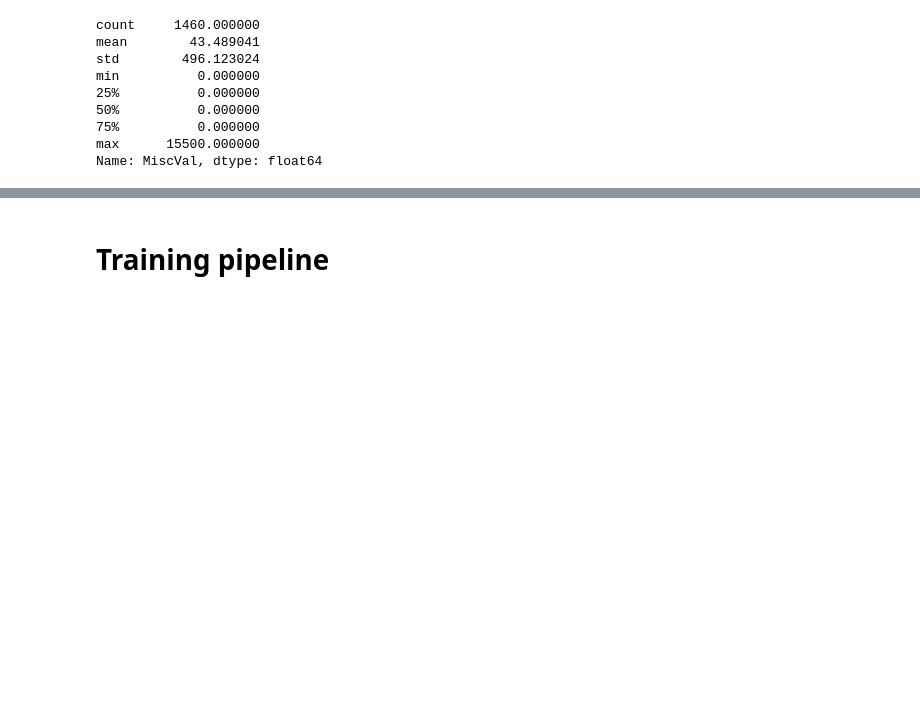
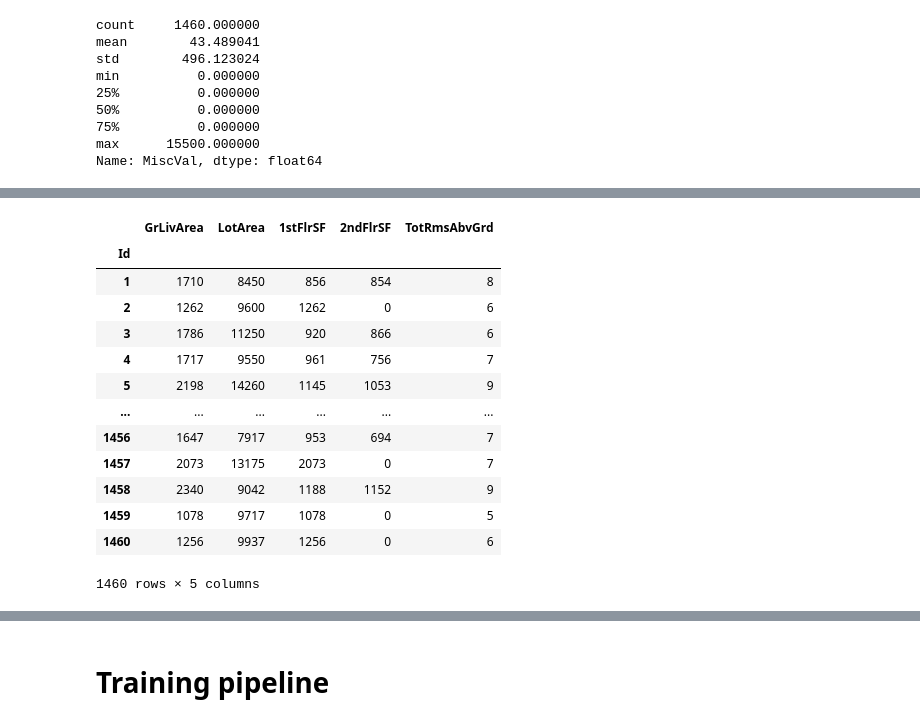
Before and after one commit to abhivij/housing_price_prediction, a Jupyter notebook: housing-price-prediction-part-2.ipynb, the cells around one changed output, grey strips where cells are left out. Drawn from its saved outputs; the diff is of its cells as text; code cells hidden in the pictures; blank space fills up the shorter version.

```diff
--- a/housing-price-prediction-part-2.ipynb
+++ b/housing-price-prediction-part-2.ipynb
@@ -277,0 +458,17 @@ print(len(numerical_cols))
+# %%
+X[['GrLivArea', 'LotArea', '1stFlrSF', '2ndFlrSF', 'TotRmsAbvGrd']]
+# %% [output]
+|  | GrLivArea | LotArea | 1stFlrSF | 2ndFlrSF | TotRmsAbvGrd |
+| Id |  |  |  |  |  |
+| 1 | 1710 | 8450 | 856 | 854 | 8 |
+| 2 | 1262 | 9600 | 1262 | 0 | 6 |
+| 3 | 1786 | 11250 | 920 | 866 | 6 |
+| 4 | 1717 | 9550 | 961 | 756 | 7 |
+| 5 | 2198 | 14260 | 1145 | 1053 | 9 |
+| ... | ... | ... | ... | ... | ... |
+| 1456 | 1647 | 7917 | 953 | 694 | 7 |
+| 1457 | 2073 | 13175 | 2073 | 0 | 7 |
+| 1458 | 2340 | 9042 | 1188 | 1152 | 9 |
+| 1459 | 1078 | 9717 | 1078 | 0 | 5 |
+| 1460 | 1256 | 9937 | 1256 | 0 | 6 |
+1460 rows × 5 columns
```
Also changed, not shown: parts of 37 cells of this notebook.
